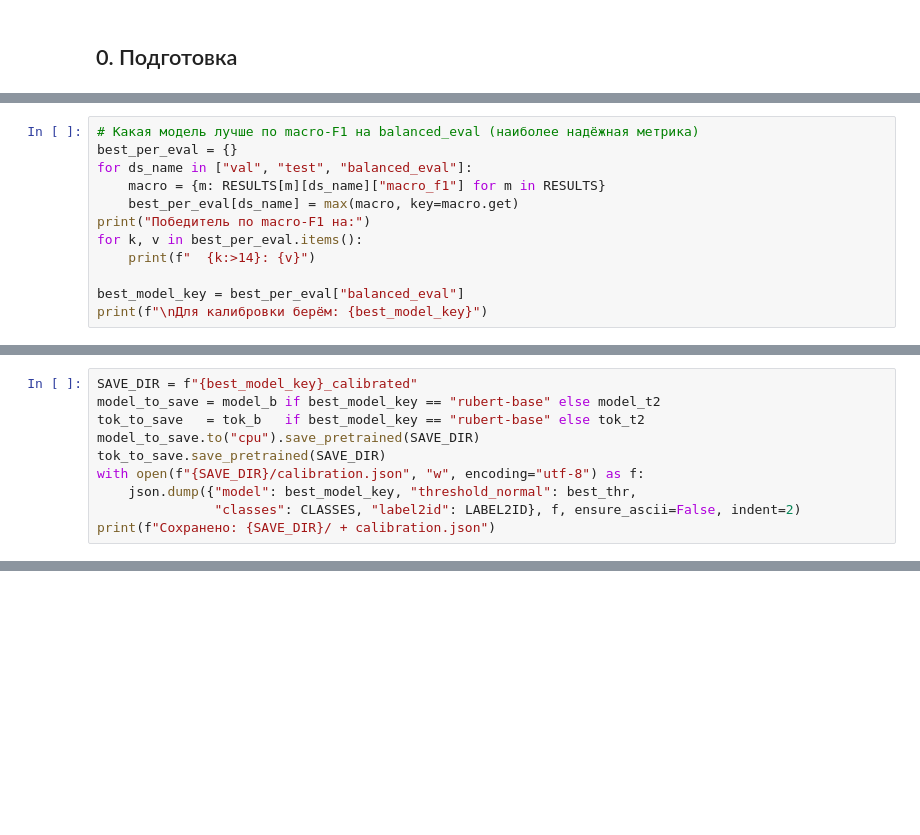
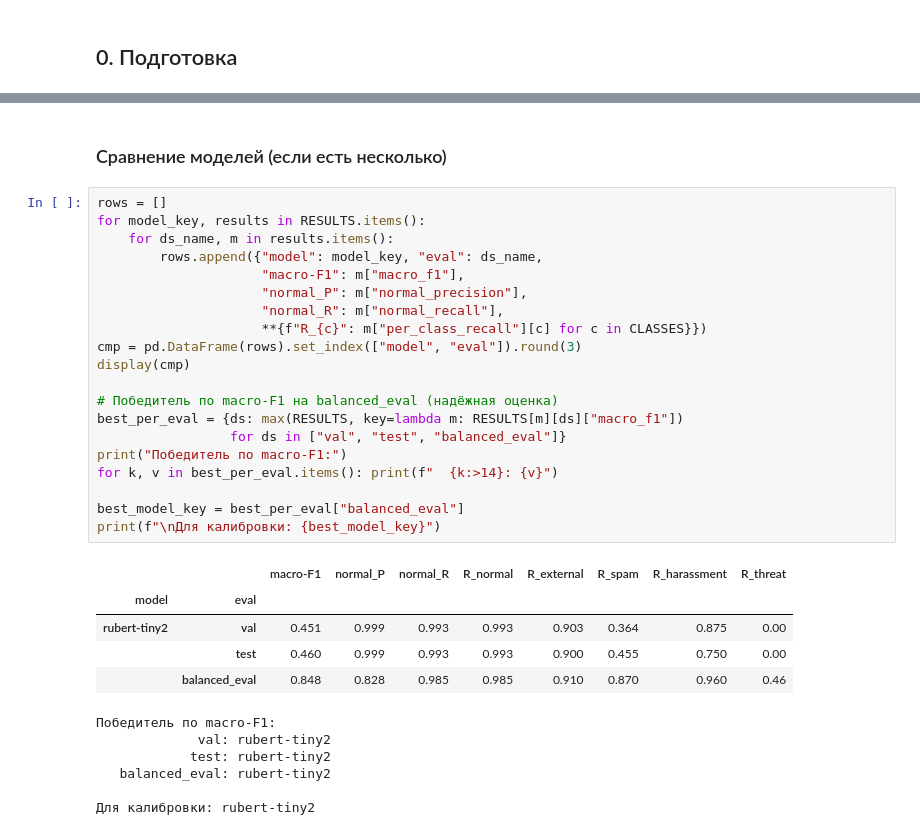
Before and after one commit to uncommonsered/aaa-message-classification, a Jupyter notebook: Desktop/Итоговый проект/07_advanced_training.ipynb, the cells around one changed output, grey strips where cells are left out. Cells and saved outputs as stored; diff of their text form; blank space fills up the shorter version.

```diff
--- a/Desktop/Итоговый проект/07_advanced_training.ipynb
+++ b/Desktop/Итоговый проект/07_advanced_training.ipynb
@@ -230,12 +19,0 @@ display(cmp)
-# %%
-# Какая модель лучше по macro-F1 на balanced_eval (наиболее надёжная метрика)
-best_per_eval = {}
-for ds_name in ["val", "test", "balanced_eval"]:
-    macro = {m: RESULTS[m][ds_name]["macro_f1"] for m in RESULTS}
-    best_per_eval[ds_name] = max(macro, key=macro.get)
-print("Победитель по macro-F1 на:")
-for k, v in best_per_eval.items():
-    print(f"  {k:>14}: {v}")
-
-best_model_key = best_per_eval["balanced_eval"]
-print(f"\nДля калибровки берём: {best_model_key}")
@@ -349,10 +19,0 @@ plt.xticks(rotation=30); plt.tight_layout(); plt.show()
-# %%
-SAVE_DIR = f"{best_model_key}_calibrated"
-model_to_save = model_b if best_model_key == "rubert-base" else model_t2
-tok_to_save   = tok_b   if best_model_key == "rubert-base" else tok_t2
-model_to_save.to("cpu").save_pretrained(SAVE_DIR)
-tok_to_save.save_pretrained(SAVE_DIR)
-with open(f"{SAVE_DIR}/calibration.json", "w", encoding="utf-8") as f:
-    json.dump({"model": best_model_key, "threshold_normal": best_thr,
-               "classes": CLASSES, "label2id": LABEL2ID}, f, ensure_ascii=False, indent=2)
-print(f"Сохранено: {SAVE_DIR}/ + calibration.json")
@@ -371,0 +306,34 @@ print(f"Сохранено: {SAVE_DIR}/ + calibration.json")
+# %% [markdown]
+### Сравнение моделей (если есть несколько)
+# %%
+rows = []
+for model_key, results in RESULTS.items():
+    for ds_name, m in results.items():
+        rows.append({"model": model_key, "eval": ds_name,
+                     "macro-F1": m["macro_f1"],
+                     "normal_P": m["normal_precision"],
+                     "normal_R": m["normal_recall"],
+                     **{f"R_{c}": m["per_class_recall"][c] for c in CLASSES}})
+cmp = pd.DataFrame(rows).set_index(["model", "eval"]).round(3)
+display(cmp)
+
+# Победитель по macro-F1 на balanced_eval (надёжная оценка)
+best_per_eval = {ds: max(RESULTS, key=lambda m: RESULTS[m][ds]["macro_f1"])
+                 for ds in ["val", "test", "balanced_eval"]}
+print("Победитель по macro-F1:")
+for k, v in best_per_eval.items(): print(f"  {k:>14}: {v}")
+
+best_model_key = best_per_eval["balanced_eval"]
+print(f"\nДля калибровки: {best_model_key}")
+# %% [output]
+|  |  | macro-F1 | normal_P | normal_R | R_normal | R_external | R_spam | R_harassment | R_threat |
+| model | eval |  |  |  |  |  |  |  |  |
+| rubert-tiny2 | val | 0.451 | 0.999 | 0.993 | 0.993 | 0.903 | 0.364 | 0.875 | 0.00 |
+|  | test | 0.460 | 0.999 | 0.993 | 0.993 | 0.900 | 0.455 | 0.750 | 0.00 |
+|  | balanced_eval | 0.848 | 0.828 | 0.985 | 0.985 | 0.910 | 0.870 | 0.960 | 0.46 |
+Победитель по macro-F1:
+             val: rubert-tiny2
+            test: rubert-tiny2
+   balanced_eval: rubert-tiny2
+
+Для калибровки: rubert-tiny2
```
Also changed, not shown: parts of 46 cells of this notebook, 3 other files.
